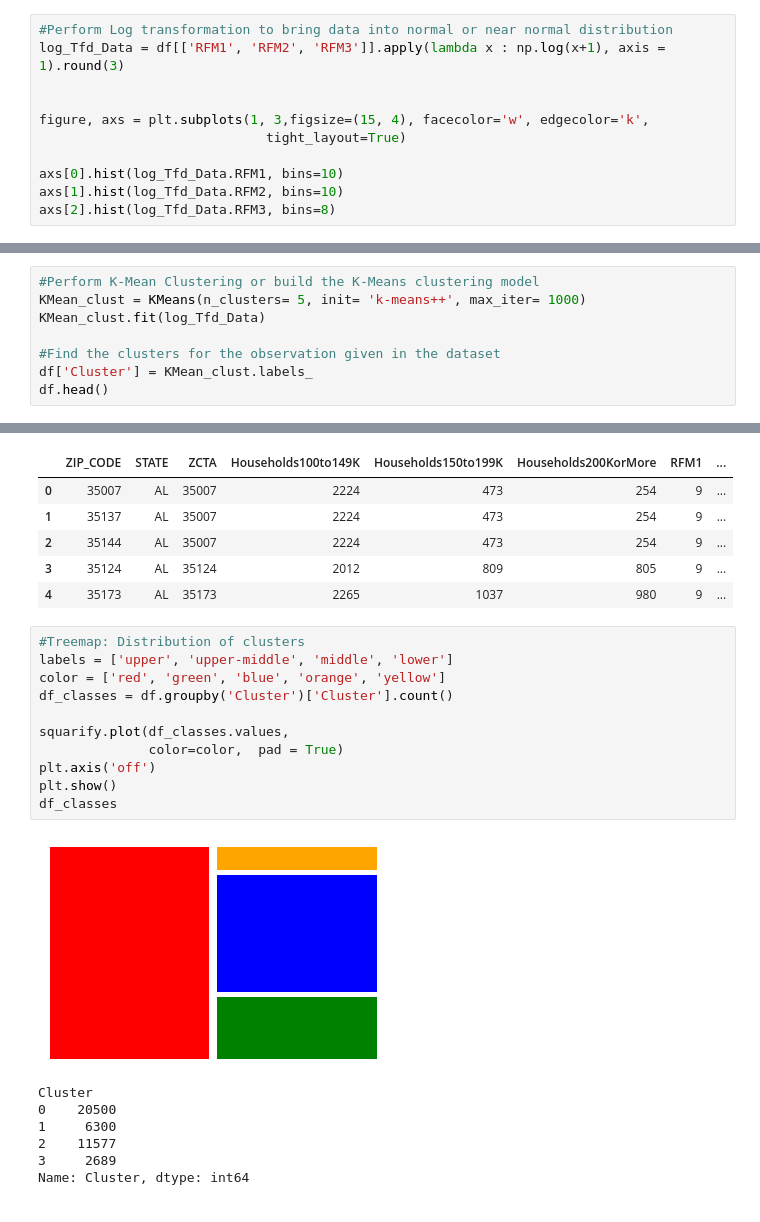
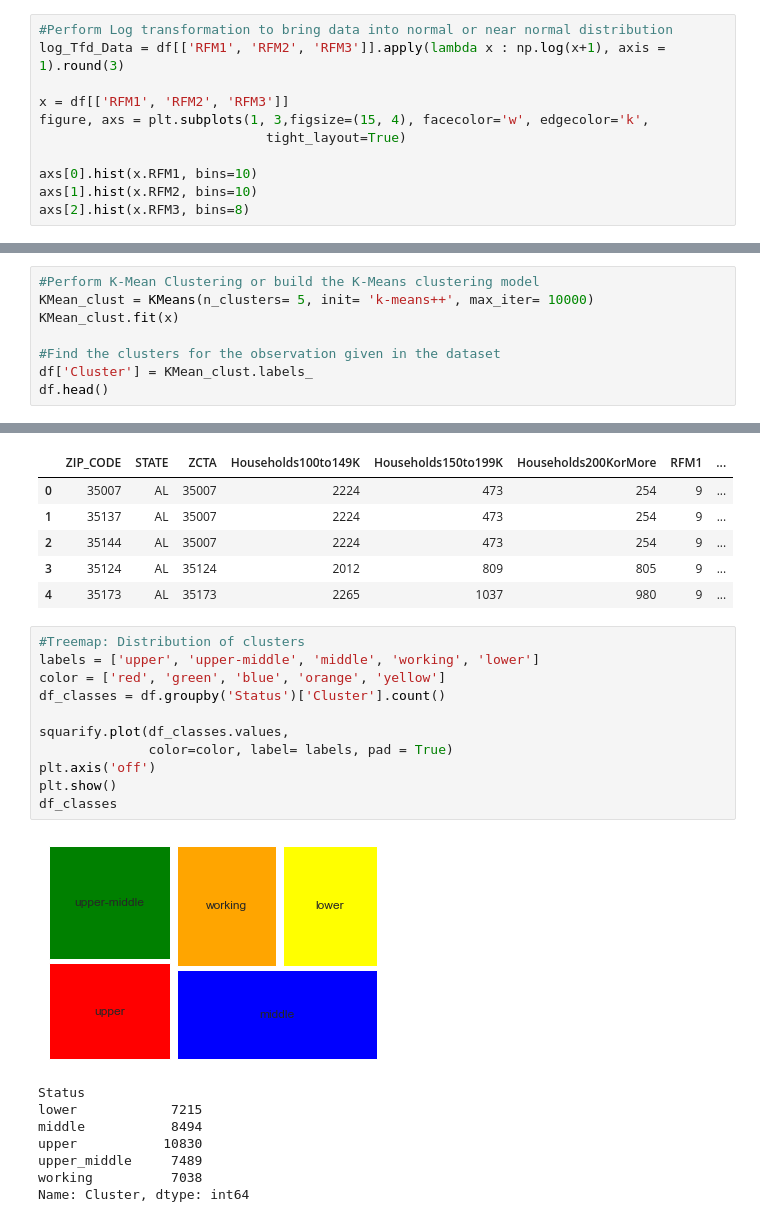
Before and after one commit to diana-kungu/E-commerce-RFM-Analysis, a Jupyter notebook: zcta.ipynb, the cells around one changed output, grey strips where cells are left out. Drawn from its saved outputs; the diff is of its cells as text.

```diff
--- a/zcta.ipynb
+++ b/zcta.ipynb
@@ -120,11 +119,11 @@ df
 #Perform Log transformation to bring data into normal or near normal distribution
 log_Tfd_Data = df[['RFM1', 'RFM2', 'RFM3']].apply(lambda x : np.log(x+1), axis = 1).round(3)
 
-
+x = df[['RFM1', 'RFM2', 'RFM3']]
 figure, axs = plt.subplots(1, 3,figsize=(15, 4), facecolor='w', edgecolor='k',
                              tight_layout=True)
 
-axs[0].hist(log_Tfd_Data.RFM1, bins=10)
-axs[1].hist(log_Tfd_Data.RFM2, bins=10)
-axs[2].hist(log_Tfd_Data.RFM3, bins=8)
+axs[0].hist(x.RFM1, bins=10)
+axs[1].hist(x.RFM2, bins=10)
+axs[2].hist(x.RFM3, bins=8)
 # %% [output]
@@ -153,7 +151,7 @@ plt.show()
 # %%
 #Perform K-Mean Clustering or build the K-Means clustering model
-KMean_clust = KMeans(n_clusters= 5, init= 'k-means++', max_iter= 1000)
-KMean_clust.fit(log_Tfd_Data)
+KMean_clust = KMeans(n_clusters= 5, init= 'k-means++', max_iter= 10000)
+KMean_clust.fit(x)
 
 #Find the clusters for the observation given in the dataset
 df['Cluster'] = KMean_clust.labels_
@@ -179,20 +177,21 @@ df.head()
 | 4 | 35173 | AL | 35173 | 2265 | 1037 | 980 | 9 | ... |
 # %%
 #Treemap: Distribution of clusters
-labels = ['upper', 'upper-middle', 'middle', 'lower']
+labels = ['upper', 'upper-middle', 'middle', 'working', 'lower']
 color = ['red', 'green', 'blue', 'orange', 'yellow']
-df_classes = df.groupby('Cluster')['Cluster'].count()
+df_classes = df.groupby('Status')['Cluster'].count()
 
 squarify.plot(df_classes.values,
-              color=color,  pad = True)
+              color=color, label= labels, pad = True)
 plt.axis('off')
 plt.show()
 df_classes
 # %% [output]
-[figure, old version]
+[figure, new version]
-Cluster
-0    20500
-1     6300
-2    11577
-3     2689
+Status
+lower            7215
+middle           8494
+upper           10830
+upper_middle     7489
+working          7038
 Name: Cluster, dtype: int64
```
Also changed, not shown: parts of 4 cells of this notebook.
